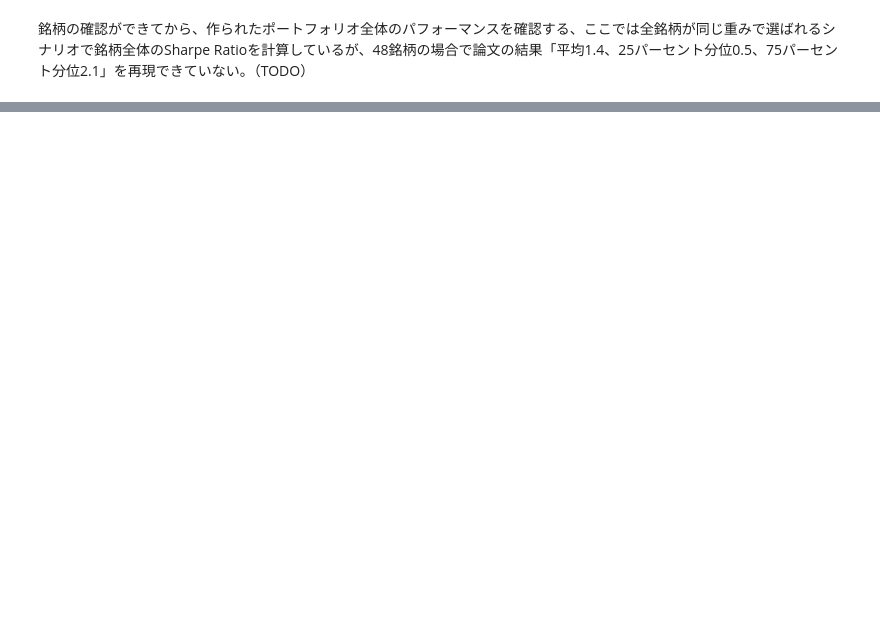
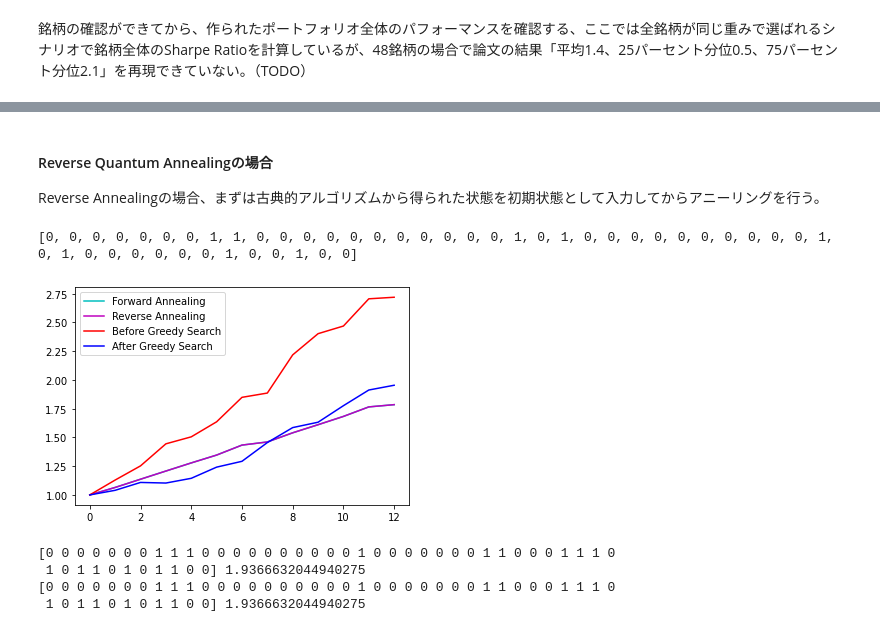
Before and after one commit to OpenJij/OpenJijTutorial, a Jupyter notebook: source/ja/013-ReverseQuantumAnnealing.ipynb, the cells around one changed output, grey strips where cells are left out. Drawn from its saved outputs; the diff is of its cells as text; code cells hidden in the pictures; blank space fills up the shorter version.

```diff
--- a/source/ja/013-ReverseQuantumAnnealing.ipynb
+++ b/source/ja/013-ReverseQuantumAnnealing.ipynb
@@ -867,0 +578,54 @@ plt.show()
+# %% [markdown]
+#### Reverse Quantum Annealingの場合
+Reverse Annealingの場合、まずは古典的アルゴリズムから得られた状態を初期状態として入力してからアニーリングを行う。
+# %%
+#Create RQA schedule
+RQAschedule = []
+NReverseStep = 50
+NPauseStep = 50
+NForwardStep = 50
+NMCStep = 20
+TargetS = 0.38
+ReverseStep = (1.0 - TargetS) / NReverseStep
+ForwardStep = (1.0 - TargetS) / NForwardStep
+beta = 10.
+#Reverse Step
+#for i in range(NReverseStep):
+for i in range(NReverseStep):
+    step_sche = [1.0-i*ReverseStep, beta, NMCStep]
+    RQAschedule.append(step_sche)
+
+#Pause Step
+RQAschedule.append([TargetS, beta, NPauseStep*NMCStep])
+
+#Forward Step
+for i in range(NForwardStep):
+    step_sche = [TargetS+(i+1)*ForwardStep, beta, NMCStep]
+    RQAschedule.append(step_sche)
+
+init_state = QA_init_state
+#init_state = None
+print(init_state)
+sampleset_RQA = sampler.sample_qubo(QUBO, schedule=RQAschedule, initial_state = init_state, num_reads=10, reinitialize_state=False)
+
+selected_charts = list()
+for i in range(Nassets):
+    if sampleset_RQA.record[0][0][i]:
+        selected_charts.append(Chart[i])
+portfolioChart_RQA = np.mean(selected_charts, axis=0)
+plt.plot(list(range(13)), portfolioChart_FQA, color="c", label="Forward Annealing")
+plt.plot(list(range(13)), portfolioChart_RQA, color="m", label="Reverse Annealing")
+plt.plot(list(range(13)), portfolioChart,color="r",label="Before Greedy Search")
+plt.plot(list(range(13)), portfolioChart2,color="b",label="After Greedy Search")
+plt.legend()
+plt.show()
+
+print(sampleset_FQA.record[0][0], EvaluateSolution(sampleset_FQA.record[0][0], Chart))
+print(sampleset_RQA.record[0][0], EvaluateSolution(sampleset_RQA.record[0][0], Chart))
+# %% [output]
+[0, 0, 0, 0, 0, 0, 0, 1, 1, 0, 0, 0, 0, 0, 0, 0, 0, 0, 0, 0, 1, 0, 1, 0, 0, 0, 0, 0, 0, 0, 0, 0, 0, 1, 0, 1, 0, 0, 0, 0, 0, 0, 1, 0, 0, 1, 0, 0]
+[figure, added]
+[0 0 0 0 0 0 0 1 1 1 0 0 0 0 0 0 0 0 0 0 1 0 0 0 0 0 0 0 1 1 0 0 0 1 1 1 0
+ 1 0 1 1 0 1 0 1 1 0 0] 1.9366632044940275
+[0 0 0 0 0 0 0 1 1 1 0 0 0 0 0 0 0 0 0 0 1 0 0 0 0 0 0 0 1 1 0 0 0 1 1 1 0
+ 1 0 1 1 0 1 0 1 1 0 0] 1.9366632044940275
```
Also changed, not shown: parts of 54 cells of this notebook, 2 other files.
